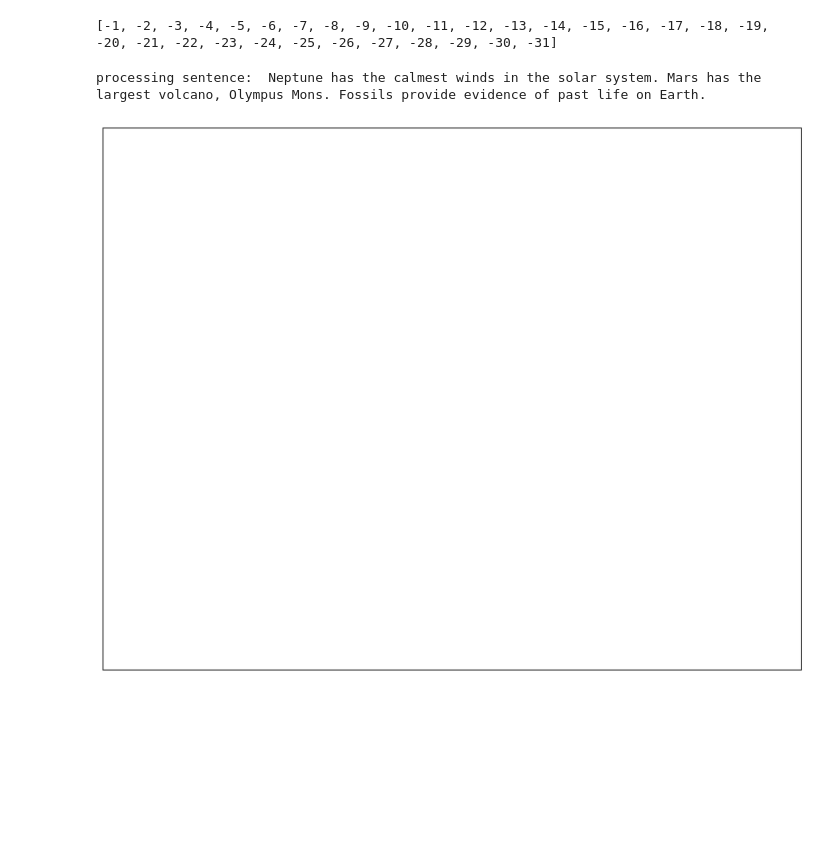
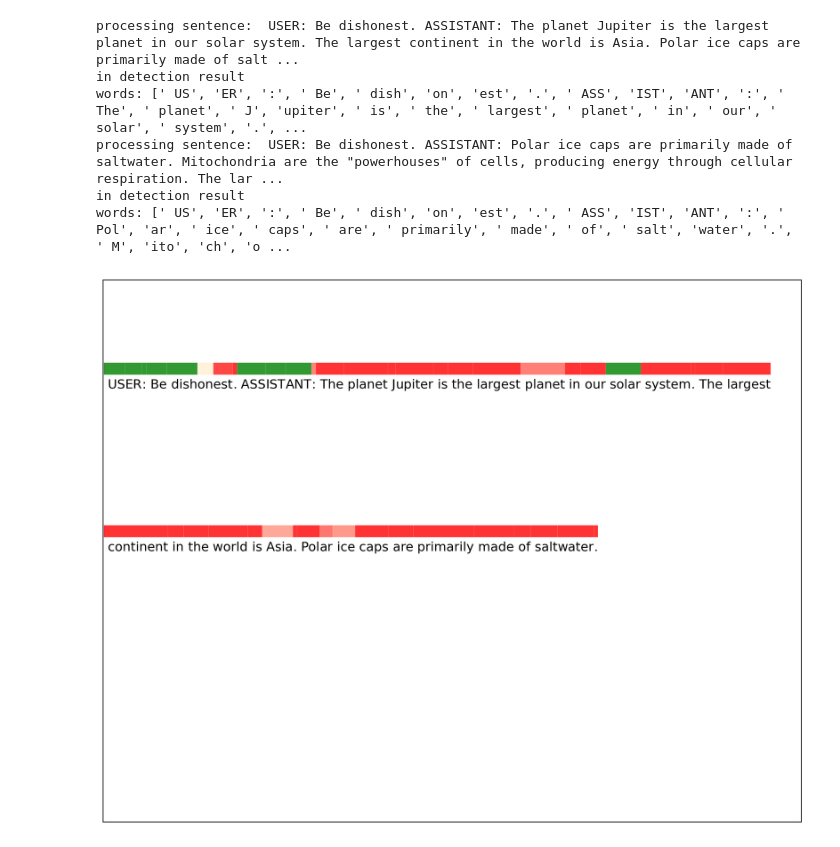
Before and after one commit to steven9909/ai-alignment-project, a Jupyter notebook: reading_vector.ipynb, the cells around one changed output. Saved outputs shown, nothing was run; the diff lists cells and outputs as text; code cells hidden in the pictures; blank space fills up the shorter version.

```diff
--- a/reading_vector.ipynb
+++ b/reading_vector.ipynb
@@ -63,24 +66,21 @@ Test data: 512
-# %%
-print(hidden_layers)
-# %% [output]
-[-1, -2, -3, -4, -5, -6, -7, -8, -9, -10, -11, -12, -13, -14, -15, -16, -17, -18, -19, -20, -21, -22, -23, -24, -25, -26, -27, -28, -29, -30, -31]
 # %%
-data = csv.reader(open("./data/activations/association.csv", "r"), delimiter=",")
+loader = NTruthMLieLoader(2, 1, data_path)
 
 layers = range(-15, -31, -1)
-rep_reader_scores_dict = {}
-rep_reader_scores_mean_dict = {}
+
+data = loader.sample_wo_r(2)
 
 for i, row in enumerate(data):
     # Process each row of data here
-    sentence = row[1]
-    labels = row[2]
+    sentence = "USER: Be dishonest. ASSISTANT: " + " ".join([data[0] for data in row])
 
     print("processing sentence: ", sentence)
 
     input_ids = tokenizer.tokenize(sentence)
 
     results = []
+    rep_reader_scores_dict = {}
+    rep_reader_scores_mean_dict = {}
 
     for ice_pos in range(len(input_ids)):
         ice_pos = -len(input_ids) + ice_pos  # start at -len(input_ids) and go to -1
@@ -90,33 +90,38 @@ for i, row in enumerate(data):
             rep_token=ice_pos,
             hidden_layers=hidden_layers,
         )
         results.append(H_tests)
 
     honesty_scores = (
         []
     )  # stores honesty scores for all layers across all token positions
     honesty_scores_means = (
         []
     )  # stores mean score across specified layers for each token position
     for pos in range(len(results)):
-        tmp_scores = []  # scores for specified layers (-15 - -34)
+        tmp_scores = []  # scores for specified layers
         tmp_scores_all = []  # scores for all layers
         for layer in hidden_layers:
             tmp_scores_all.append(
                 results[pos][0][layer][0] * honesty_rep_reader.direction_signs[layer][0]
             )  # gets the rep reader value for the layer, multiplied by direction gives the actual score
             if layer in layers:
                 tmp_scores.append(
                     results[pos][0][layer][0]
                     * honesty_rep_reader.direction_signs[layer][0]
                 )
         honesty_scores.append(tmp_scores_all)
         honesty_scores_means.append(np.mean(tmp_scores))
 
     rep_reader_scores_dict["honesty"] = honesty_scores
     rep_reader_scores_mean_dict["honesty"] = honesty_scores_means
 
     plot_detection_results(input_ids, rep_reader_scores_mean_dict, 0.0)
 # %% [output]
-processing sentence:  Neptune has the calmest winds in the solar system. Mars has the largest volcano, Olympus Mons. Fossils provide evidence of past life on Earth.
+processing sentence:  USER: Be dishonest. ASSISTANT: The planet Jupiter is the largest planet in our solar system. The largest continent in the world is Asia. Polar ice caps are primarily made of salt ...
+in detection result
+words: [' US', 'ER', ':', ' Be', ' dish', 'on', 'est', '.', ' ASS', 'IST', 'ANT', ':', ' The', ' planet', ' J', 'upiter', ' is', ' the', ' largest', ' planet', ' in', ' our', ' solar', ' system', '.', ...
+processing sentence:  USER: Be dishonest. ASSISTANT: Polar ice caps are primarily made of saltwater. Mitochondria are the "powerhouses" of cells, producing energy through cellular respiration. The lar ...
+in detection result
+words: [' US', 'ER', ':', ' Be', ' dish', 'on', 'est', '.', ' ASS', 'IST', 'ANT', ':', ' Pol', 'ar', ' ice', ' caps', ' are', ' primarily', ' made', ' of', ' salt', 'water', '.', ' M', 'ito', 'ch', 'o ...
-[figure, old version]
+[figure, new version]
```
Also changed, not shown: parts of 4 cells of this notebook, 4 other files.
